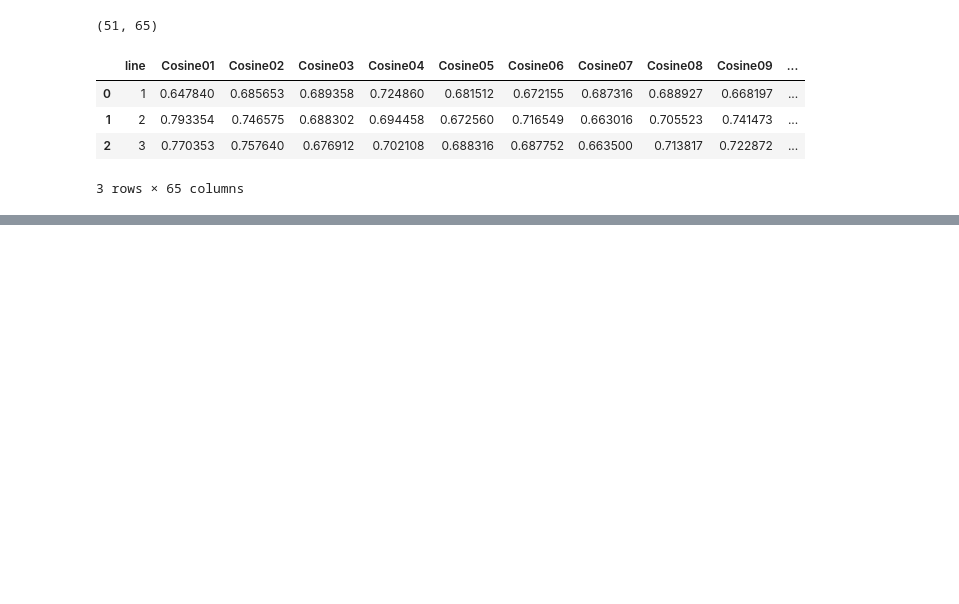
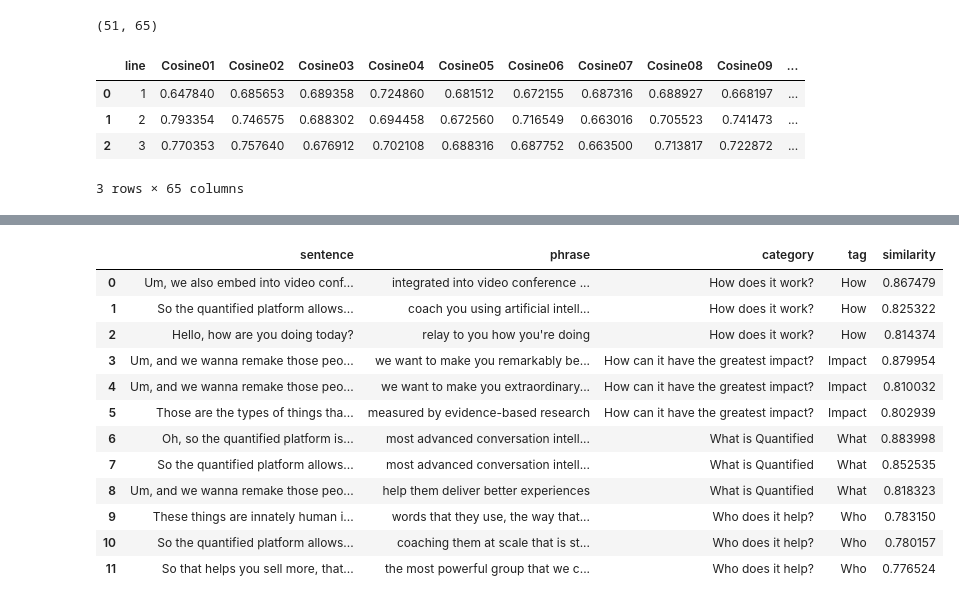
Before and after one commit to sergiomar73/nlp-google-colab, a Jupyter notebook: nlp_poc_01_classify_transcript.ipynb, the cells around one changed output, grey strips where cells are left out. Saved outputs shown, nothing was run; the diff lists cells and outputs as text; code cells hidden in the pictures; blank space fills up the shorter version.

```diff
--- a/nlp_poc_01_classify_transcript.ipynb
+++ b/nlp_poc_01_classify_transcript.ipynb
@@ -192,3 +214,19 @@ fig = px.bar(
 fig.show()
 # %% [output]
 [interactive output not drawn]
+# %%
+df_results.drop(labels='line',axis=1).sort_values(['tag','similarity'],ascending=[True,False]).groupby('tag').head(3).reset_index().drop(labels='index',axis=1)
+# %% [output]
+|  | sentence | phrase | category | tag | similarity |
+| 0 | Um, we also embed into video conf... | integrated into video conference ... | How does it work? | How | 0.867479 |
+| 1 | So the quantified platform allows... | coach you using artificial intell... | How does it work? | How | 0.825322 |
+| 2 | Hello, how are you doing today? | relay to you how you're doing | How does it work? | How | 0.814374 |
+| 3 | Um, and we wanna remake those peo... | we want to make you remarkably be... | How can it have the greatest impact? | Impact | 0.879954 |
+| 4 | Um, and we wanna remake those peo... | we want to make you extraordinary... | How can it have the greatest impact? | Impact | 0.810032 |
+| 5 | Those are the types of things tha... | measured by evidence-based research | How can it have the greatest impact? | Impact | 0.802939 |
+| 6 | Oh, so the quantified platform is... | most advanced conversation intell... | What is Quantified | What | 0.883998 |
+| 7 | So the quantified platform allows... | most advanced conversation intell... | What is Quantified | What | 0.852535 |
+| 8 | Um, and we wanna remake those peo... | help them deliver better experiences | What is Quantified | What | 0.818323 |
+| 9 | These things are innately human i... | words that they use, the way that... | Who does it help? | Who | 0.783150 |
+| 10 | So the quantified platform allows... | coaching them at scale that is st... | Who does it help? | Who | 0.780157 |
+| 11 | So that helps you sell more, that... | the most powerful group that we c... | Who does it help? | Who | 0.776524 |
```
Also changed, not shown: parts of 6 cells of this notebook.
